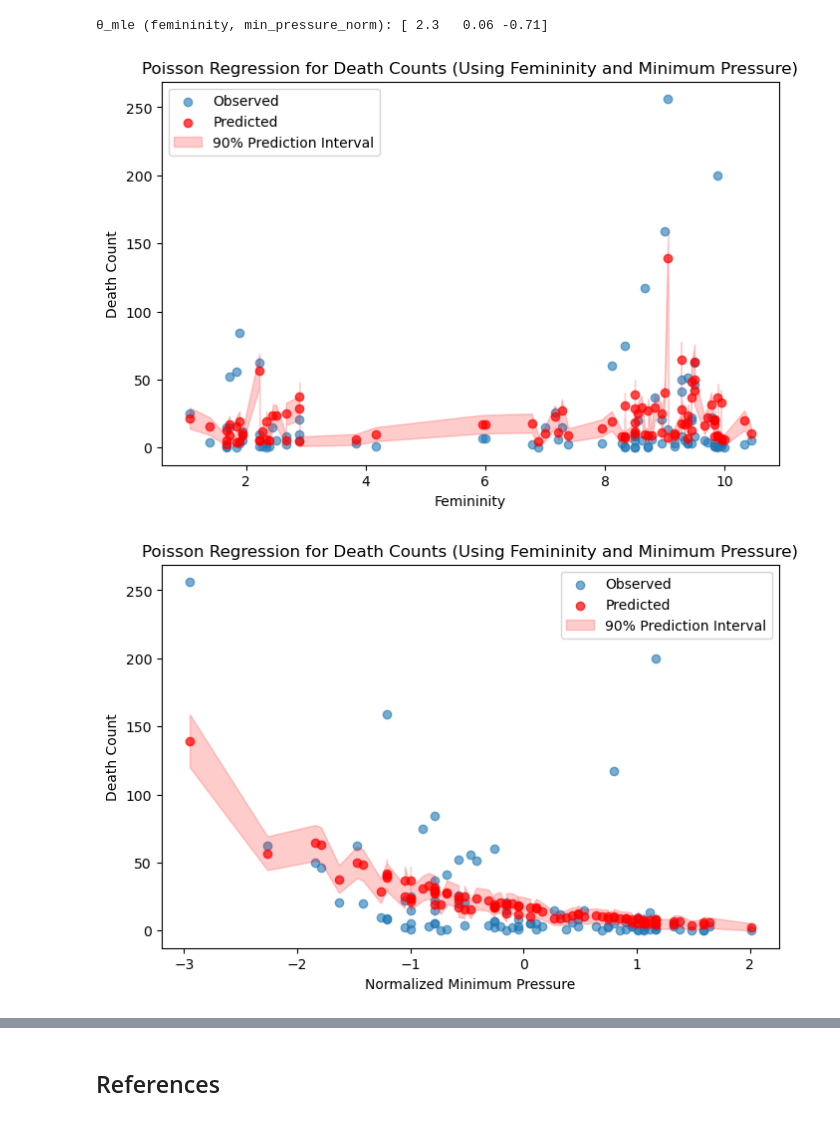
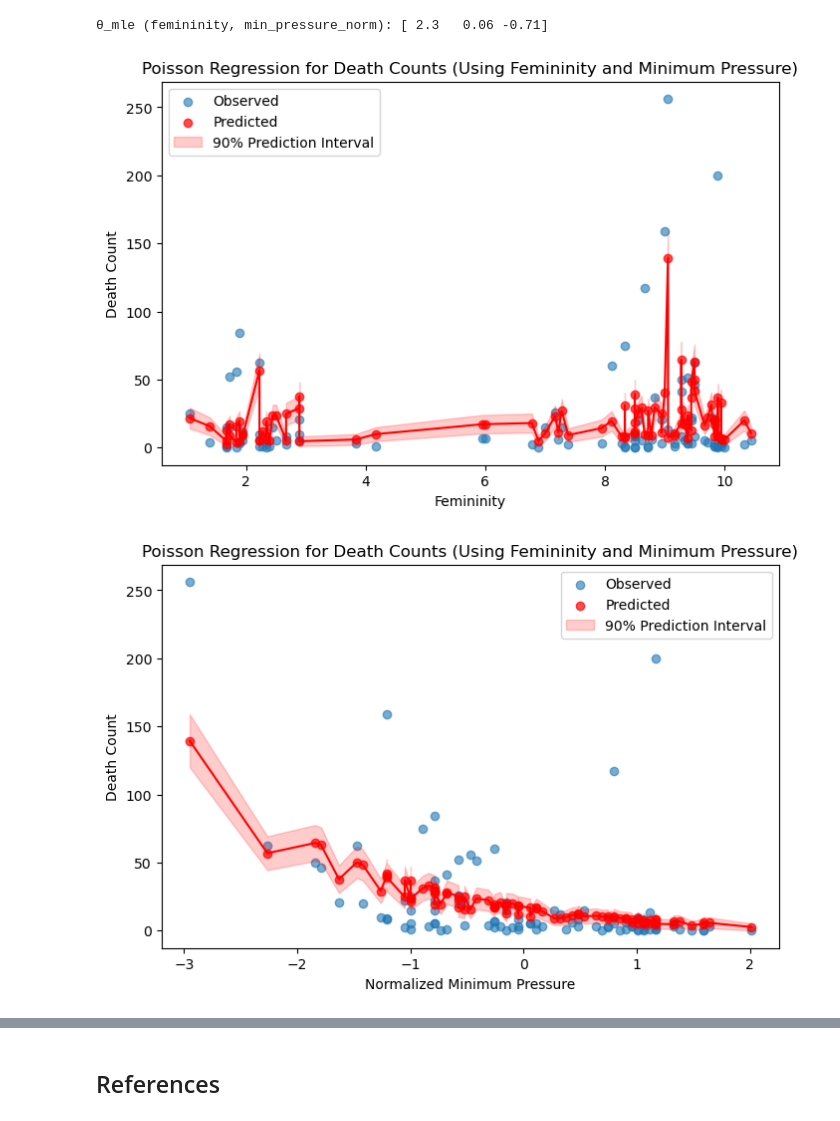
Before and after one commit to BEE4850-SP25/hw02-christinemswanson, a Jupyter notebook: hw02.ipynb, the cells around one changed output, grey strips where cells are left out. Drawn from its saved outputs; the diff is of its cells as text; code cells hidden in the pictures.

```diff
--- a/hw02.ipynb
+++ b/hw02.ipynb
@@ -736,7 +736,7 @@ print(f"θ_mle (femininity, min_pressure_norm): {θ_mle}")
 # compute standard error (Poisson model assumes variance = mean)
 SE = np.sqrt(λ)
 
-# compute 90% prediction interval using normal approximation
+# compute 90% prediction interval
 # from https://stats.stackexchange.com/questions/15371/how-to-calculate-a-confidence-level-for-a-poisson-distribution
 z = 1.645  # Z-score for 90% prediction interval
 # z score look up table: https://edutized.com/tutorial/z-score-confidence-interval/
@@ -745,34 +745,36 @@ lower_bound = λ - z * SE
 upper_bound = λ + z * SE
 
 # make sure there are no negative counts
 lower_bound = np.maximum(lower_bound, 0)
 
 # sort data by PCTCOVER for proper plotting
 # How to sort: https://stackoverflow.com/questions/48197738/matplotlib-fill-between-leaves-gaps
 sorted_idx = np.argsort(fem)
 fem_sorted = fem.iloc[sorted_idx]
 
 λ_sorted = λ[sorted_idx]
 lower_bound_sorted = lower_bound[sorted_idx]
 upper_bound_sorted = upper_bound[sorted_idx]
 
 # plot the observed and predicted counts (ground cover AND forest age)
 plt.figure(figsize=(8, 5))
 
 plt.scatter(fem, death_count, label="Observed", alpha=0.6)
 plt.scatter(fem_sorted, λ_sorted, color='red', label="Predicted", alpha=0.7)
 
+plt.plot(fem_sorted, λ_sorted, color = "red")
+
 # plot prediction interval
 plt.fill_between(fem_sorted, lower_bound_sorted, upper_bound_sorted, color='red', alpha=0.2, label="90% Prediction Interval")
 
 plt.xlabel("Femininity")
 plt.ylabel("Death Count")
 plt.legend()
 plt.title("Poisson Regression for Death Counts (Using Femininity and Minimum Pressure)")
 
 plt.show()
 # %% [output]
-[figure, old version]
+[figure, new version]
 # %%
 # plot the observed and predicted counts
 # min pressure age
@@ -788,6 +790,8 @@ plt.figure(figsize=(8, 5))
 plt.scatter(min_pressure, death_count, label="Observed", alpha=0.6)
 plt.scatter(minp_sorted, λ_sorted_minp, color='red', label="Predicted", alpha=0.7)
 
+plt.plot(minp_sorted, λ_sorted_minp, color = "red")
+
 # plot prediction interval
 plt.fill_between(minp_sorted, lower_bound_sorted_minp, upper_bound_sorted_minp, color='red', alpha=0.2, label="90% Prediction Interval")
 
@@ -798,4 +802,4 @@ plt.title("Poisson Regression for Death Counts (Using Femininity and Minimum Pre
 
 plt.show()
 # %% [output]
-[figure, old version]
+[figure, new version]
```
Also changed, not shown: parts of 4 cells of this notebook.
